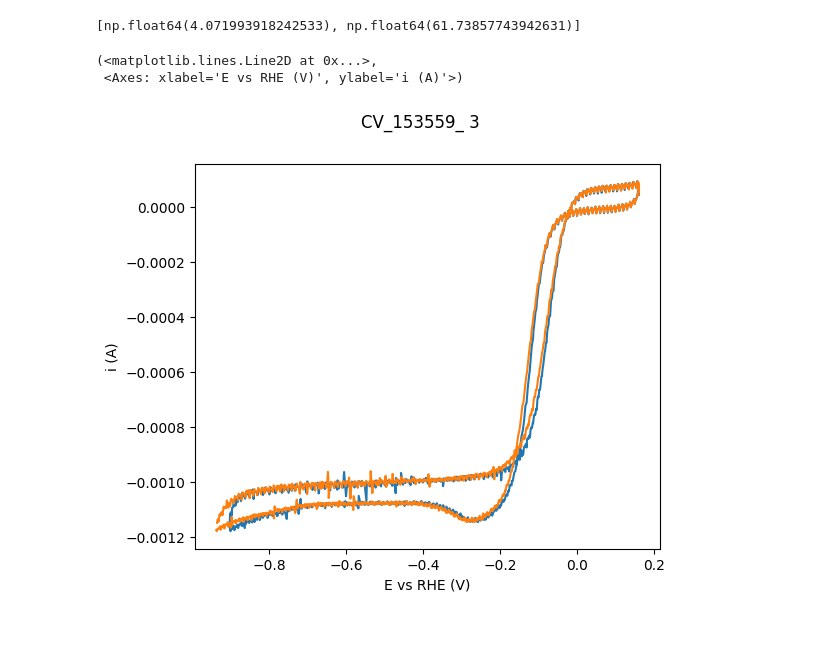
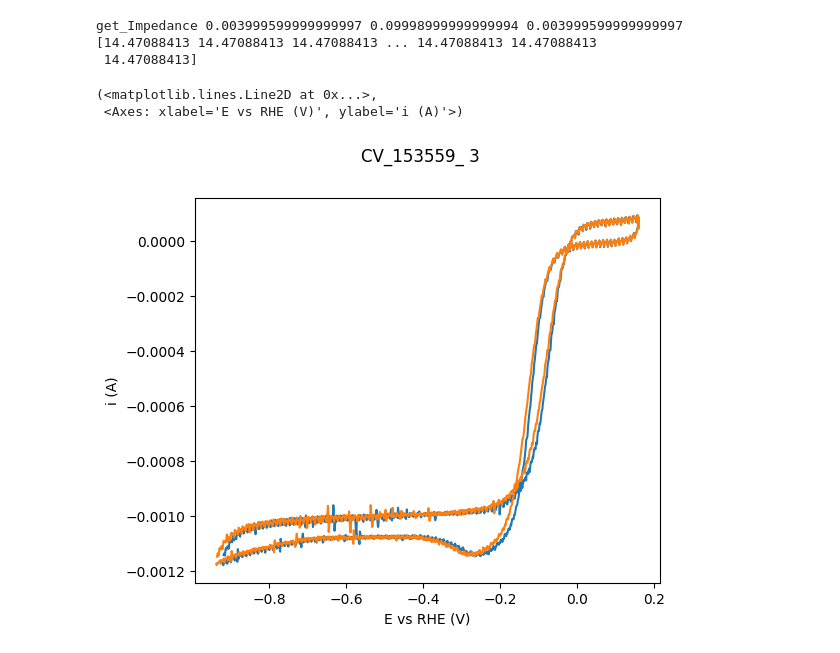
Before and after one commit to NordicEC/EC4py, a Jupyter notebook: dev/CV_Data/CV_Data_t5 _IRCOMP.ipynb, the cells around one changed output. Saved outputs shown, nothing was run; the diff lists cells and outputs as text; code cells hidden in the pictures.

```diff
--- a/dev/CV_Data/CV_Data_t5 _IRCOMP.ipynb
+++ b/dev/CV_Data/CV_Data_t5 _IRCOMP.ipynb
@@ -42,12 +43,14 @@ _,p = CV_Data(paths[0], IRCORR="Z").plot()
 [figure]
 # %%
-d= CV_Data(paths[0], "i", IRCORR="Z")
+d= CV_Data(paths[0], "i", IRCORR="Zmed")
 print(d.R_COMP)
 _,p = d.plot()
 CV_Data(paths[0]).plot(plot=p)
 # %% [output]
-[np.float64(4.071993918242533), np.float64(61.73857743942631)]
+get_Impedance 0.003999599999999997 0.09998999999999994 0.003999599999999997
+[14.47088413 14.47088413 14.47088413 ... 14.47088413 14.47088413
+ 14.47088413]
 (<matplotlib.lines.Line2D at 0x...>,
  <Axes: xlabel='E vs RHE (V)', ylabel='i (A)'>)
-[figure, old version]
+[figure, new version]
 # %%
```
Also changed, not shown: parts of 11 cells of this notebook, 5 other files.
